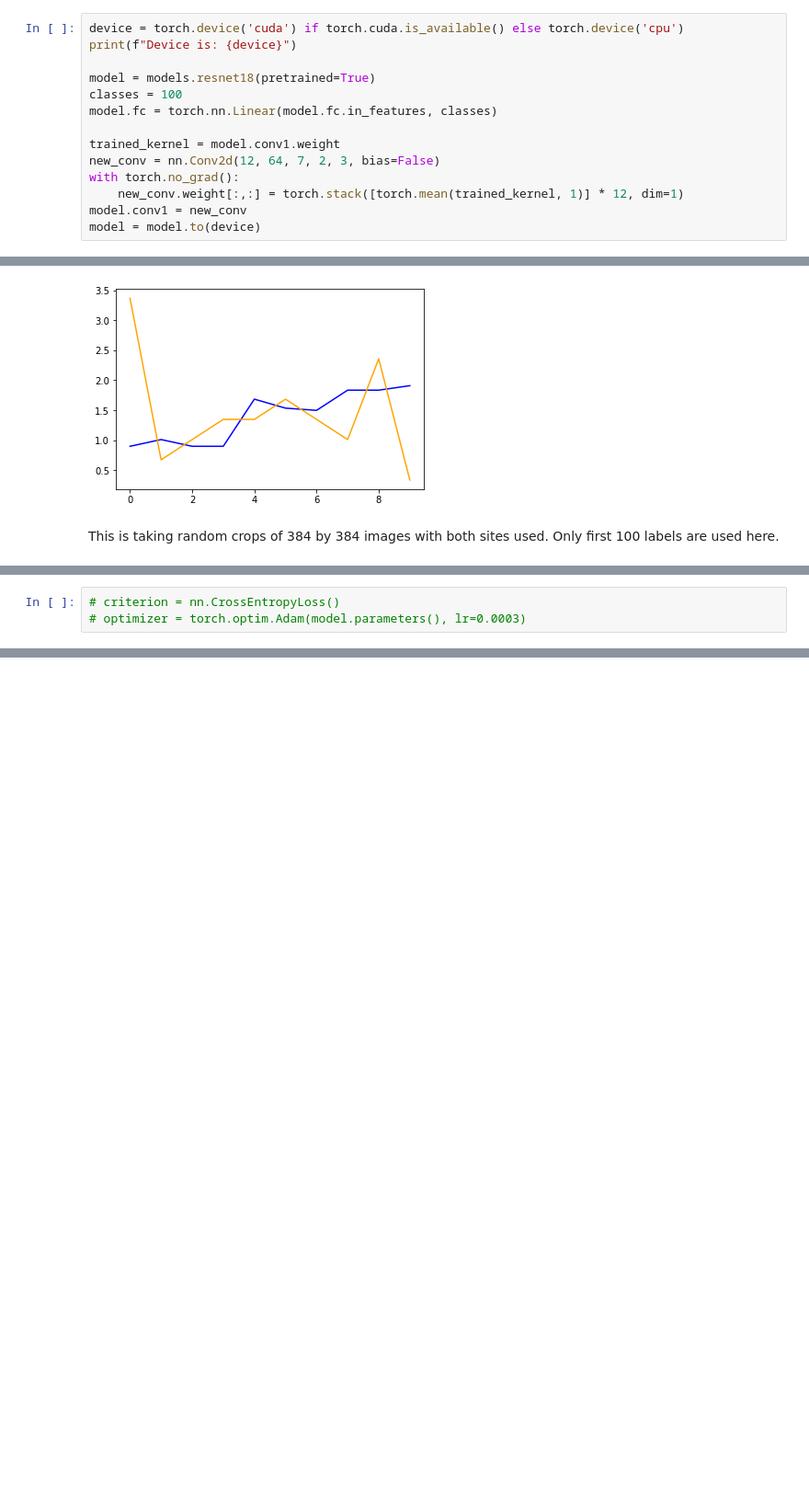
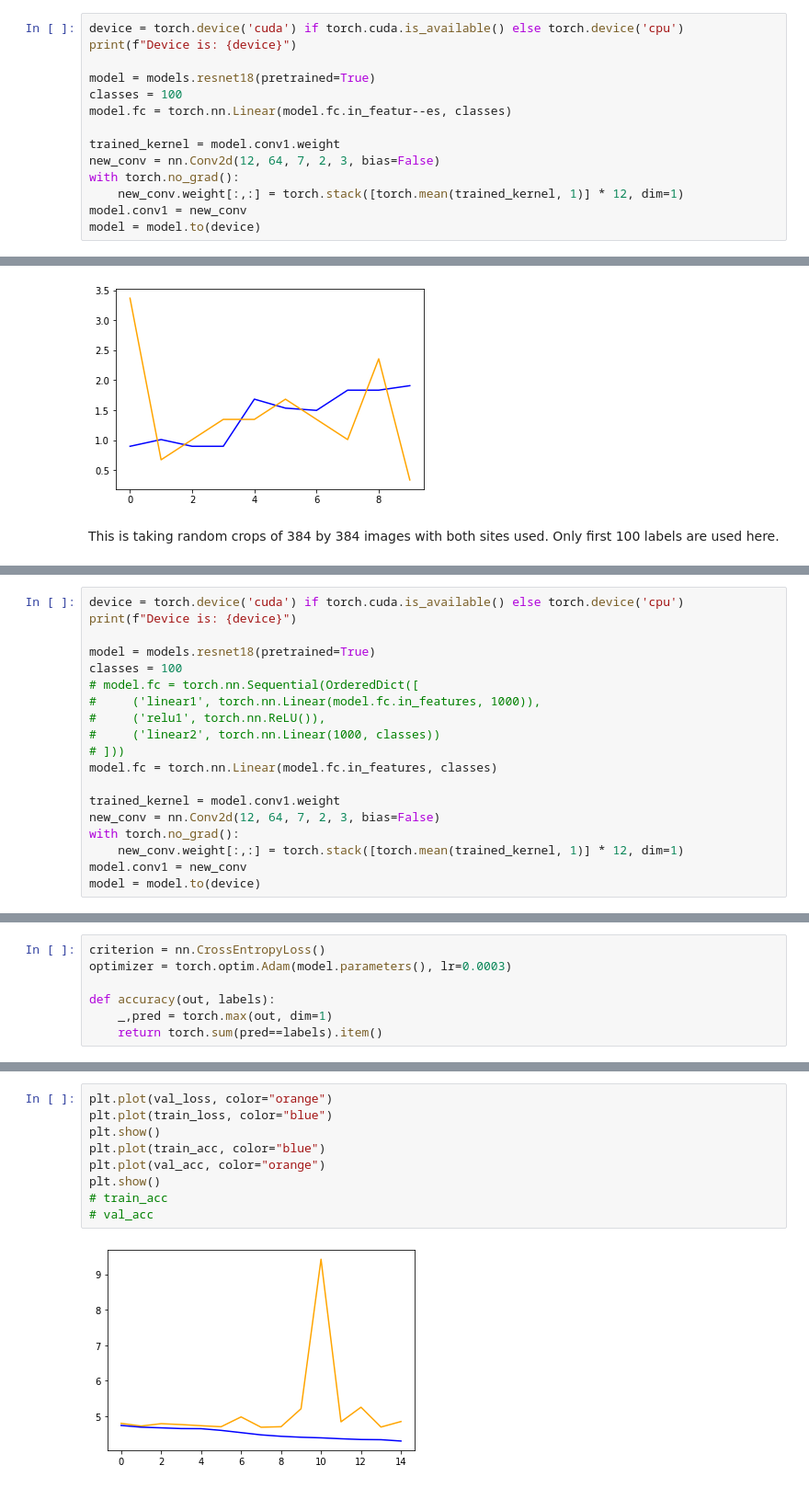
Before and after one commit to tjkerby/Recursion_Data_Analysis, a Jupyter notebook: tom_gpu.ipynb, the cells around one changed output, grey strips where cells are left out. Shown: that part at 92% size. Saved outputs shown, nothing was run; the diff lists cells and outputs as text; blank space fills up the shorter version.

```diff
--- a/tom_gpu.ipynb
+++ b/tom_gpu.ipynb
@@ -167,7 +168,7 @@ print(f"Device is: {device}")
 
 model = models.resnet18(pretrained=True)
 classes = 100
-model.fc = torch.nn.Linear(model.fc.in_features, classes)
+model.fc = torch.nn.Linear(model.fc.in_featur--es, classes)
 
 trained_kernel = model.conv1.weight
 new_conv = nn.Conv2d(12, 64, 7, 2, 3, bias=False)
@@ -812,0 +897,19 @@ This is taking random crops of 384 by 384 images with both sites used. Only firs
+# %%
+device = torch.device('cuda') if torch.cuda.is_available() else torch.device('cpu')
+print(f"Device is: {device}")
+
+model = models.resnet18(pretrained=True)
+classes = 100
+# model.fc = torch.nn.Sequential(OrderedDict([
+#     ('linear1', torch.nn.Linear(model.fc.in_features, 1000)),
+#     ('relu1', torch.nn.ReLU()),
+#     ('linear2', torch.nn.Linear(1000, classes))
+# ]))
+model.fc = torch.nn.Linear(model.fc.in_features, classes)
+
+trained_kernel = model.conv1.weight
+new_conv = nn.Conv2d(12, 64, 7, 2, 3, bias=False)
+with torch.no_grad():
+    new_conv.weight[:,:] = torch.stack([torch.mean(trained_kernel, 1)] * 12, dim=1)
+model.conv1 = new_conv
+model = model.to(device)
@@ -815,3 +938,7 @@ This is taking random crops of 384 by 384 images with both sites used. Only firs
 # %%
-# criterion = nn.CrossEntropyLoss()
-# optimizer = torch.optim.Adam(model.parameters(), lr=0.0003)
+criterion = nn.CrossEntropyLoss()
+optimizer = torch.optim.Adam(model.parameters(), lr=0.0003)
+
+def accuracy(out, labels):
+    _,pred = torch.max(out, dim=1)
+    return torch.sum(pred==labels).item()
@@ -849,0 +1057,11 @@ This is taking random crops of 384 by 384 images with both sites used. Only firs
+# %%
+plt.plot(val_loss, color="orange")
+plt.plot(train_loss, color="blue")
+plt.show()
+plt.plot(train_acc, color="blue")
+plt.plot(val_acc, color="orange")
+plt.show()
+# train_acc
+# val_acc
+# %% [output]
+[figure, added]
```
Also changed, not shown: parts of 15 cells of this notebook.
